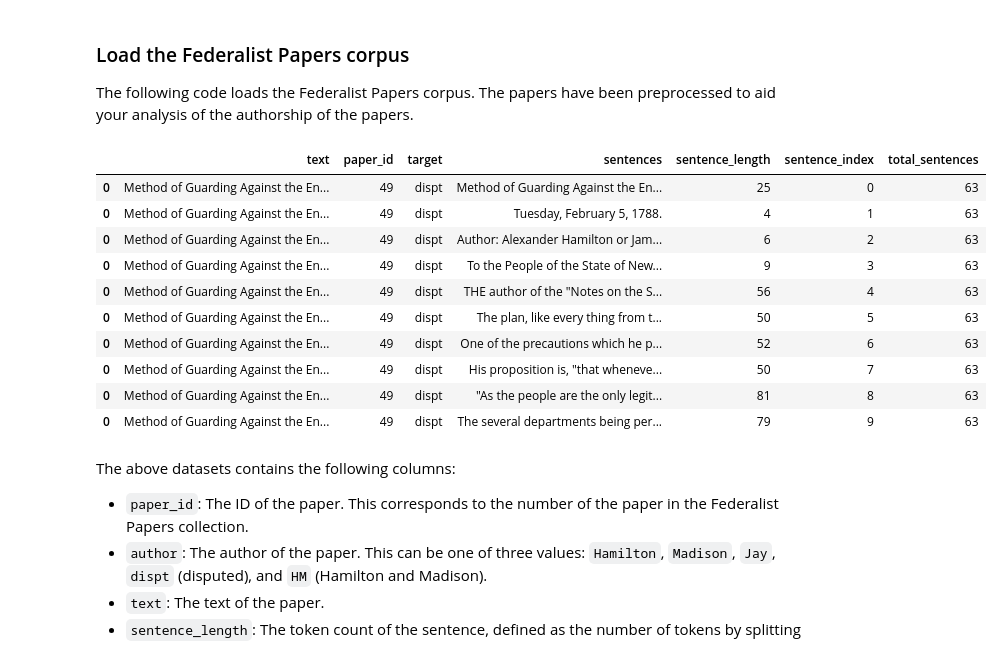
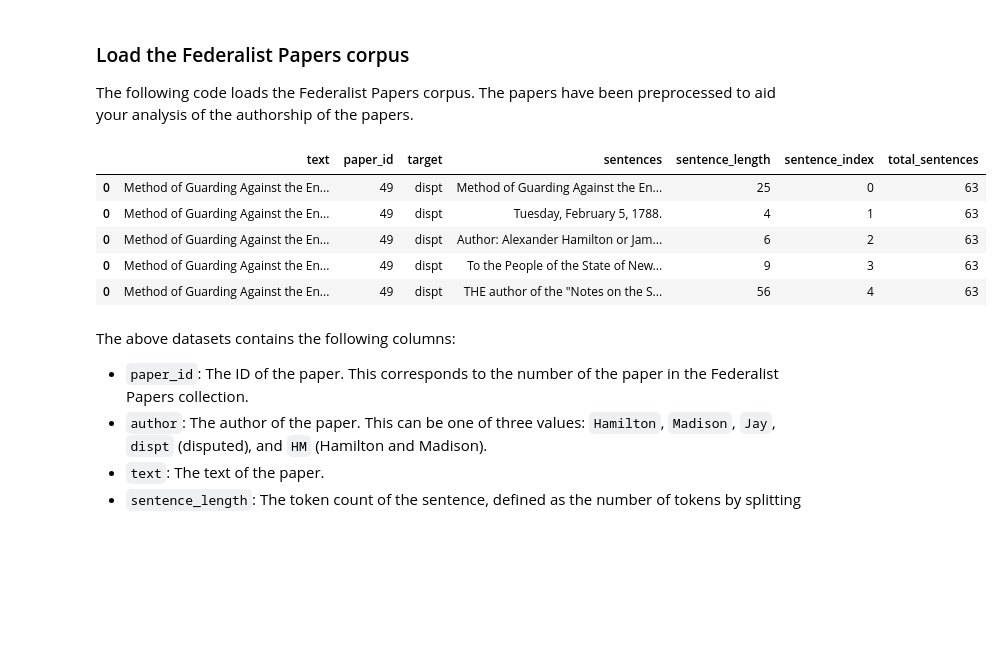
Before and after one commit to rija-masroor/DATA340_Project2, a Jupyter notebook: 02_Author_Prediction_RNN_Model.ipynb, the cells around one changed output. Drawn from its saved outputs; the diff is of its cells as text; code cells hidden in the pictures; blank space fills up the shorter version.

```diff
--- a/02_Author_Prediction_RNN_Model.ipynb
+++ b/02_Author_Prediction_RNN_Model.ipynb
@@ -119,19 +119,14 @@ Total number of disputed papers: 11
 The following code loads the Federalist Papers corpus. The papers have been preprocessed to aid your analysis of the authorship of the papers.
 # %%
 corpus = pd.read_pickle('fp_corpus.pkl')
-corpus.head(10)
+corpus.head()
 # %% [output]
 |  | text | paper_id | target | sentences | sentence_length | sentence_index | total_sentences |
 | 0 | Method of Guarding Against the En... | 49 | dispt | Method of Guarding Against the En... | 25 | 0 | 63 |
 | 0 | Method of Guarding Against the En... | 49 | dispt | Tuesday, February 5, 1788. | 4 | 1 | 63 |
 | 0 | Method of Guarding Against the En... | 49 | dispt | Author: Alexander Hamilton or Jam... | 6 | 2 | 63 |
 | 0 | Method of Guarding Against the En... | 49 | dispt | To the People of the State of New... | 9 | 3 | 63 |
 | 0 | Method of Guarding Against the En... | 49 | dispt | THE author of the "Notes on the S... | 56 | 4 | 63 |
-| 0 | Method of Guarding Against the En... | 49 | dispt | The plan, like every thing from t... | 50 | 5 | 63 |
-| 0 | Method of Guarding Against the En... | 49 | dispt | One of the precautions which he p... | 52 | 6 | 63 |
-| 0 | Method of Guarding Against the En... | 49 | dispt | His proposition is, "that wheneve... | 50 | 7 | 63 |
-| 0 | Method of Guarding Against the En... | 49 | dispt | "As the people are the only legit... | 81 | 8 | 63 |
-| 0 | Method of Guarding Against the En... | 49 | dispt | The several departments being per... | 79 | 9 | 63 |
 # %% [markdown]
 The above datasets contains the following columns:
 
```
Also changed, not shown: parts of 19 cells of this notebook.
